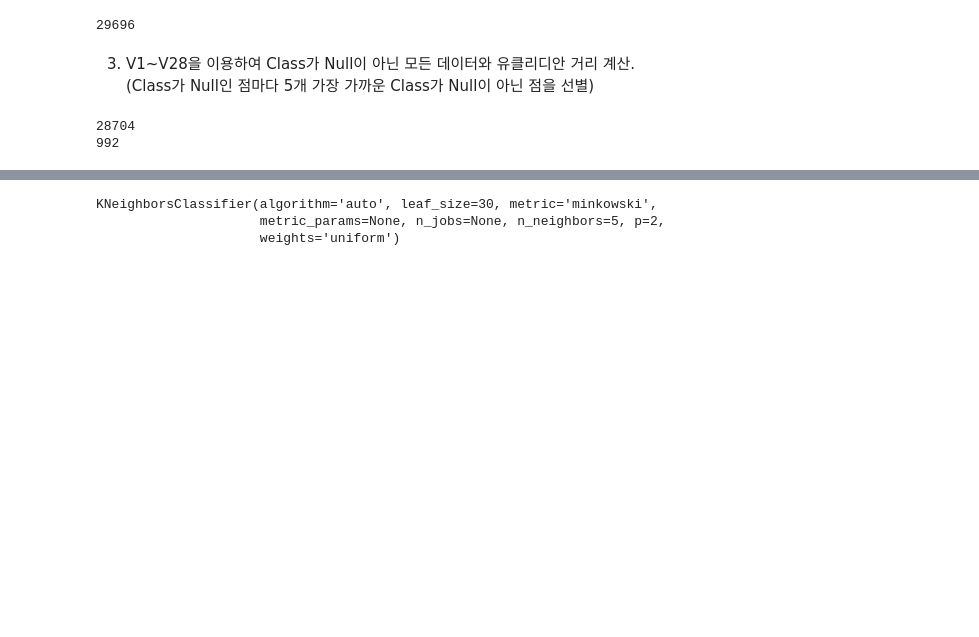
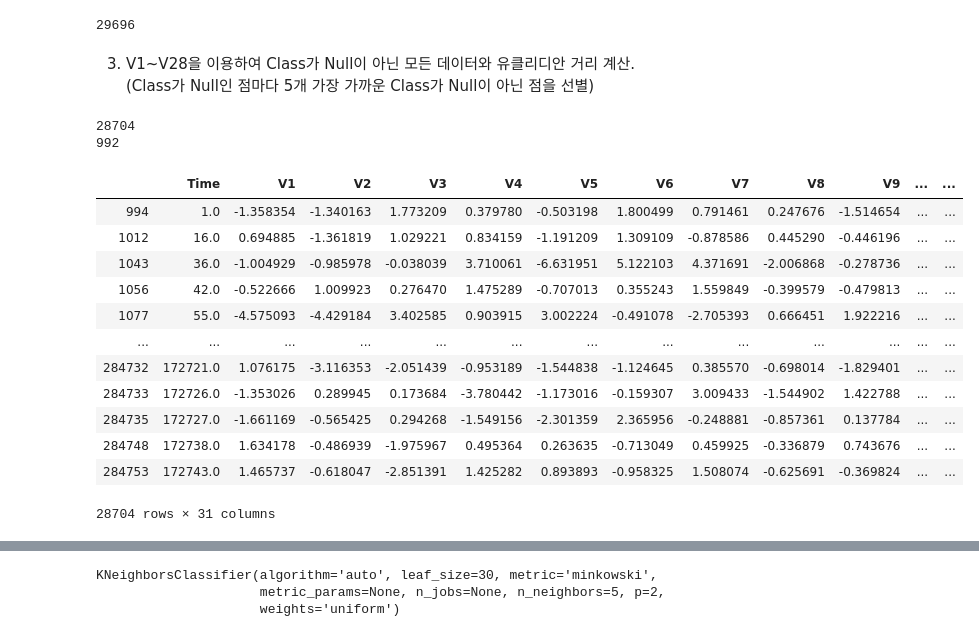
Before and after one commit to tenjumh/Practice, a Jupyter notebook: Anomaly detection/Fraud data detection.ipynb, the cells around one changed output, grey strips where cells are left out. Drawn from its saved outputs; the diff is of its cells as text; code cells hidden in the pictures; blank space fills up the shorter version.

Commit message:
Pratics Fraud data detection _ knn

```diff
--- a/Anomaly detection/Fraud data detection.ipynb
+++ b/Anomaly detection/Fraud data detection.ipynb
@@ -95,5 +97,21 @@ print(len(data_df_notnull))
 # %% [output]
 28704
 992
+# %%
+data_df_isnull
+# %% [output]
+|  | Time | V1 | V2 | V3 | V4 | V5 | V6 | V7 | V8 | V9 | ... | ... |
+| 994 | 1.0 | -1.358354 | -1.340163 | 1.773209 | 0.379780 | -0.503198 | 1.800499 | 0.791461 | 0.247676 | -1.514654 | ... | ... |
+| 1012 | 16.0 | 0.694885 | -1.361819 | 1.029221 | 0.834159 | -1.191209 | 1.309109 | -0.878586 | 0.445290 | -0.446196 | ... | ... |
+| 1043 | 36.0 | -1.004929 | -0.985978 | -0.038039 | 3.710061 | -6.631951 | 5.122103 | 4.371691 | -2.006868 | -0.278736 | ... | ... |
+| 1056 | 42.0 | -0.522666 | 1.009923 | 0.276470 | 1.475289 | -0.707013 | 0.355243 | 1.559849 | -0.399579 | -0.479813 | ... | ... |
+| 1077 | 55.0 | -4.575093 | -4.429184 | 3.402585 | 0.903915 | 3.002224 | -0.491078 | -2.705393 | 0.666451 | 1.922216 | ... | ... |
+| ... | ... | ... | ... | ... | ... | ... | ... | ... | ... | ... | ... | ... |
+| 284732 | 172721.0 | 1.076175 | -3.116353 | -2.051439 | -0.953189 | -1.544838 | -1.124645 | 0.385570 | -0.698014 | -1.829401 | ... | ... |
+| 284733 | 172726.0 | -1.353026 | 0.289945 | 0.173684 | -3.780442 | -1.173016 | -0.159307 | 3.009433 | -1.544902 | 1.422788 | ... | ... |
+| 284735 | 172727.0 | -1.661169 | -0.565425 | 0.294268 | -1.549156 | -2.301359 | 2.365956 | -0.248881 | -0.857361 | 0.137784 | ... | ... |
+| 284748 | 172738.0 | 1.634178 | -0.486939 | -1.975967 | 0.495364 | 0.263635 | -0.713049 | 0.459925 | -0.336879 | 0.743676 | ... | ... |
+| 284753 | 172743.0 | 1.465737 | -0.618047 | -2.851391 | 1.425282 | 0.893893 | -0.958325 | 1.508074 | -0.625691 | -0.369824 | ... | ... |
+28704 rows × 31 columns
 # %%
 y = data_df_notnull['Class']
```
Also changed, not shown: parts of 21 cells of this notebook.
